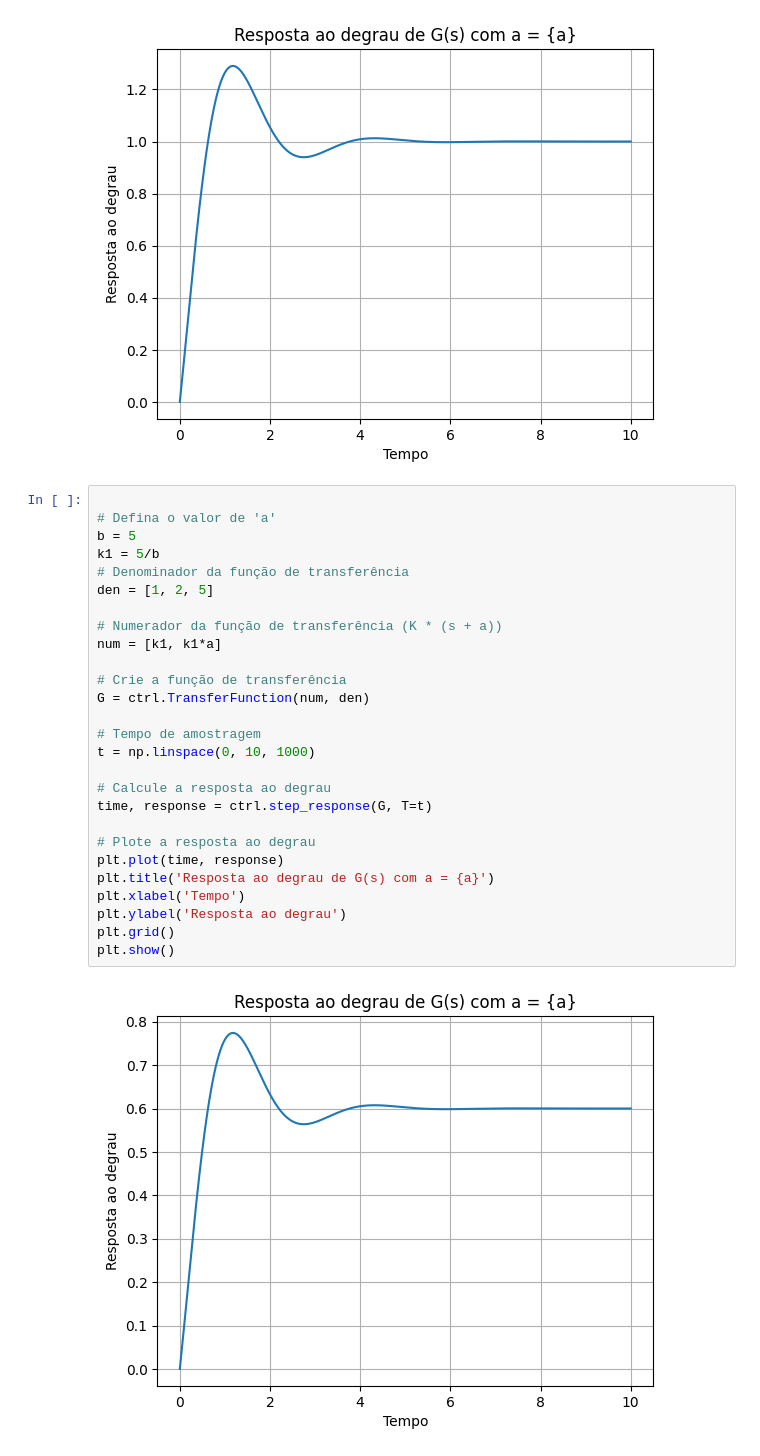
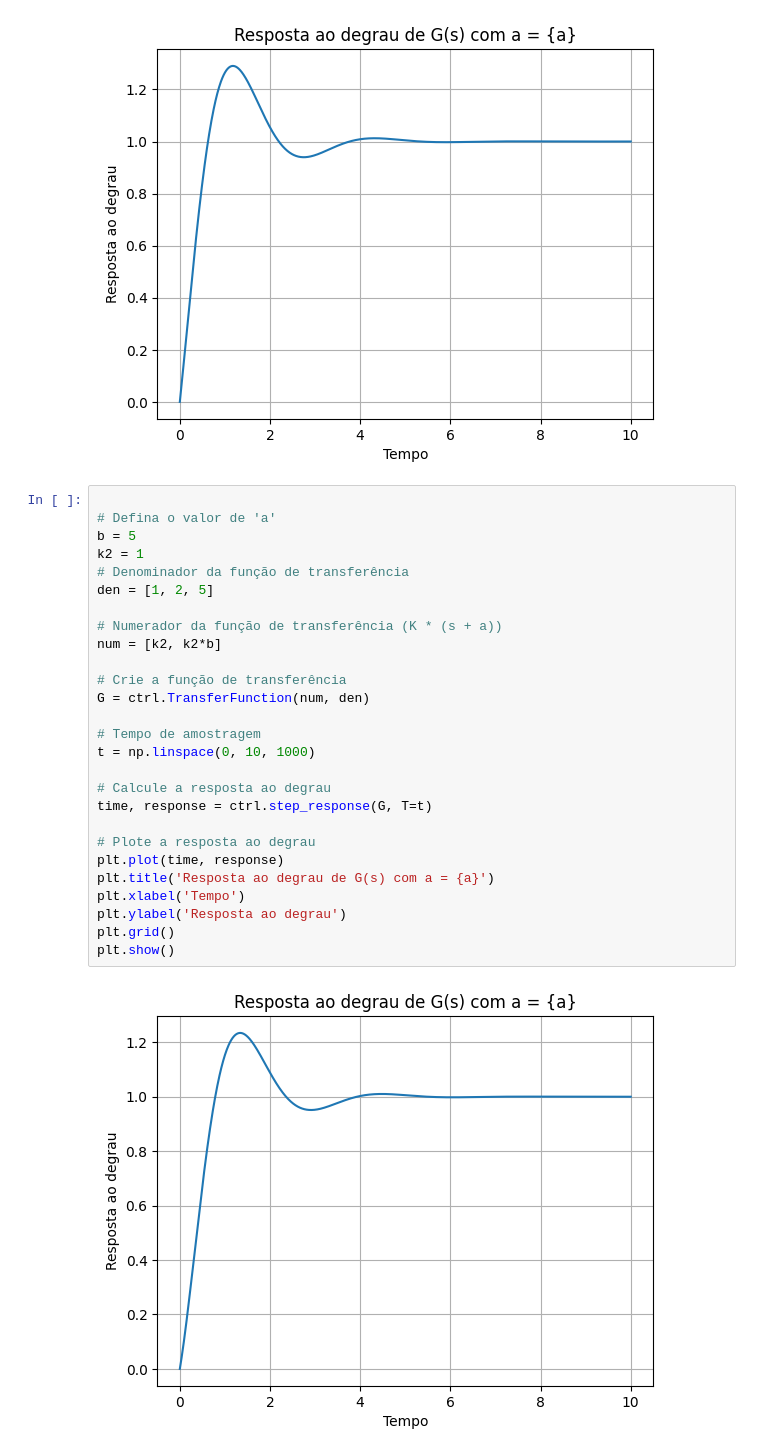
Before and after one commit to MatheusrCunha/sistemas_de_controle_1, a Jupyter notebook: sistemas_de_3a.ipynb, the cells around one changed output. Saved outputs shown, nothing was run; the diff lists cells and outputs as text.

```diff
--- a/sistemas_de_3a.ipynb
+++ b/sistemas_de_3a.ipynb
@@ -53,29 +53,29 @@ plt.show()
 # %%
 
 # Defina o valor de 'a'
 b = 5
-k1 = 5/b
+k2 = 1
 # Denominador da função de transferência
 den = [1, 2, 5]
 
 # Numerador da função de transferência (K * (s + a))
-num = [k1, k1*a]
+num = [k2, k2*b]
 
 # Crie a função de transferência
 G = ctrl.TransferFunction(num, den)
 
 # Tempo de amostragem
 t = np.linspace(0, 10, 1000)
 
 # Calcule a resposta ao degrau
 time, response = ctrl.step_response(G, T=t)
 
 # Plote a resposta ao degrau
 plt.plot(time, response)
 plt.title('Resposta ao degrau de G(s) com a = {a}')
 plt.xlabel('Tempo')
 plt.ylabel('Resposta ao degrau')
 plt.grid()
 plt.show()
 # %% [output]
-[figure, old version]
+[figure, new version]
```
Also changed, not shown: parts of 2 cells of this notebook.
